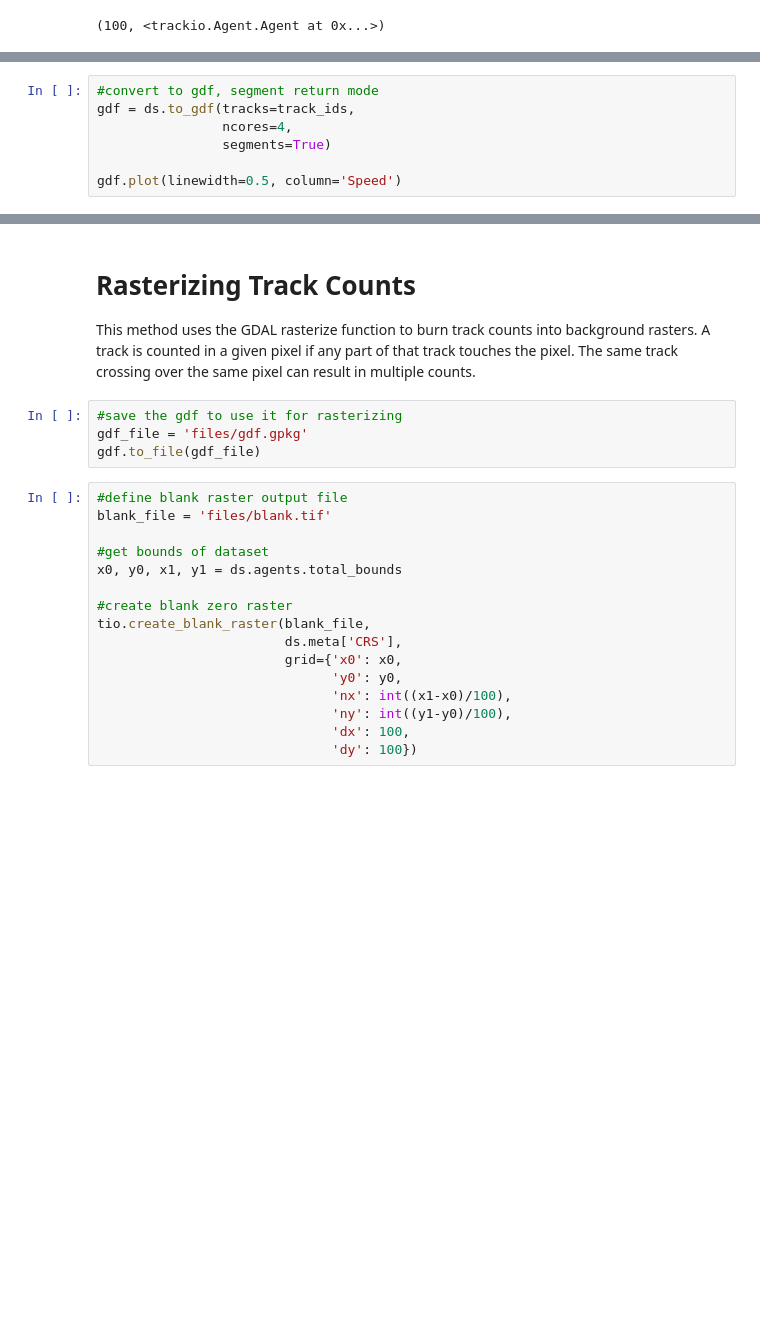
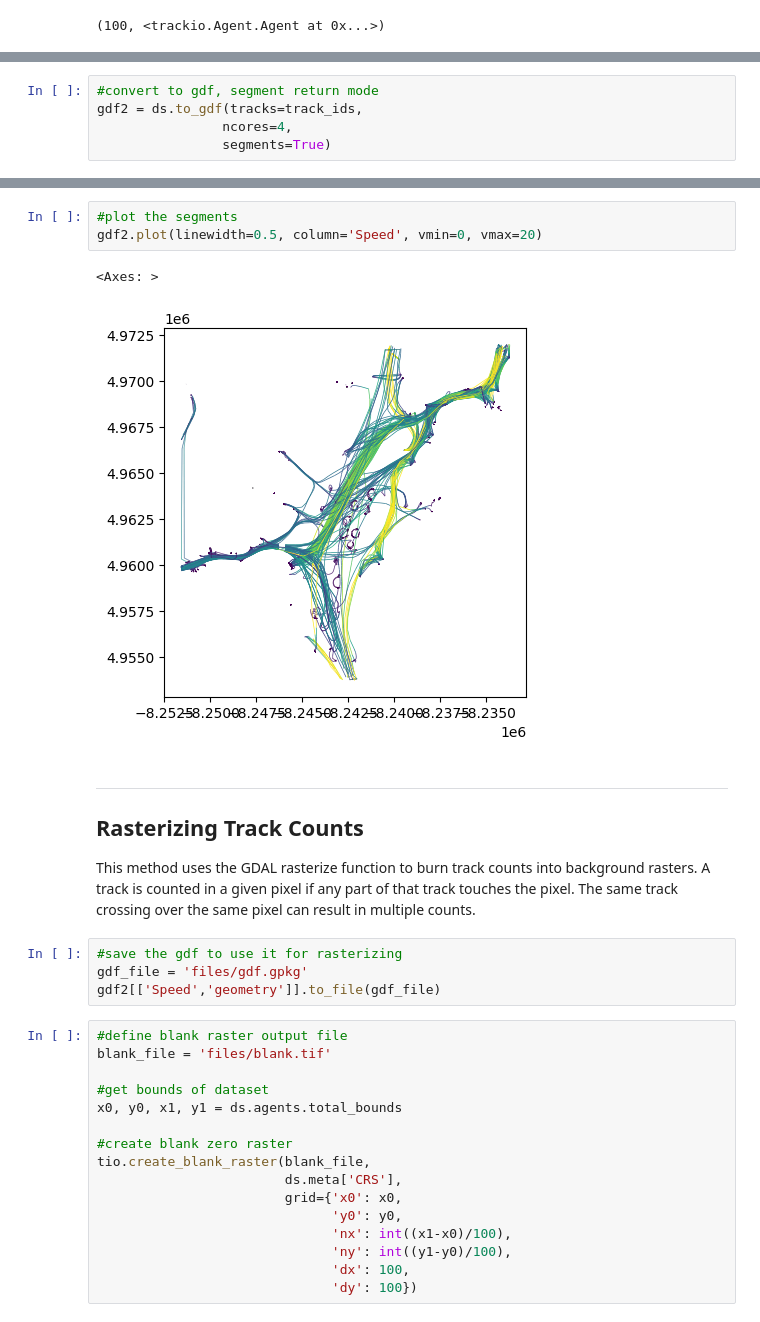
Before and after one commit to derekeden/trackio, a Jupyter notebook: notebooks/13 - Input Output.ipynb, the cells around one changed output, grey strips where cells are left out. Cells and saved outputs as stored; diff of their text form; blank space fills up the shorter version.

```diff
--- a/notebooks/13 - Input Output.ipynb
+++ b/notebooks/13 - Input Output.ipynb
@@ -107,7 +112,5 @@ gdf.plot(linewidth=0.5)
 # %%
 #convert to gdf, segment return mode
-gdf = ds.to_gdf(tracks=track_ids,
+gdf2 = ds.to_gdf(tracks=track_ids,
                 ncores=4,
                 segments=True)
-
-gdf.plot(linewidth=0.5, column='Speed')
@@ -128,11 +117,18 @@ gdf.plot(linewidth=0.5, column='Speed')
+# %%
+#plot the segments
+gdf2.plot(linewidth=0.5, column='Speed', vmin=0, vmax=20)
+# %% [output]
+<Axes: >
+[figure, added]
 # %% [markdown]
-# Rasterizing Track Counts
+___
+## Rasterizing Track Counts
 
 This method uses the GDAL rasterize function to burn track counts into background rasters. A track is counted in a given pixel if any part of that track touches the pixel. The same track crossing over the same pixel can result in multiple counts.
 # %%
 #save the gdf to use it for rasterizing
 gdf_file = 'files/gdf.gpkg'
-gdf.to_file(gdf_file)
+gdf2[['Speed','geometry']].to_file(gdf_file)
 # %%
 #define blank raster output file
 blank_file = 'files/blank.tif'
```
Also changed, not shown: parts of 20 cells of this notebook, 13 other files.
